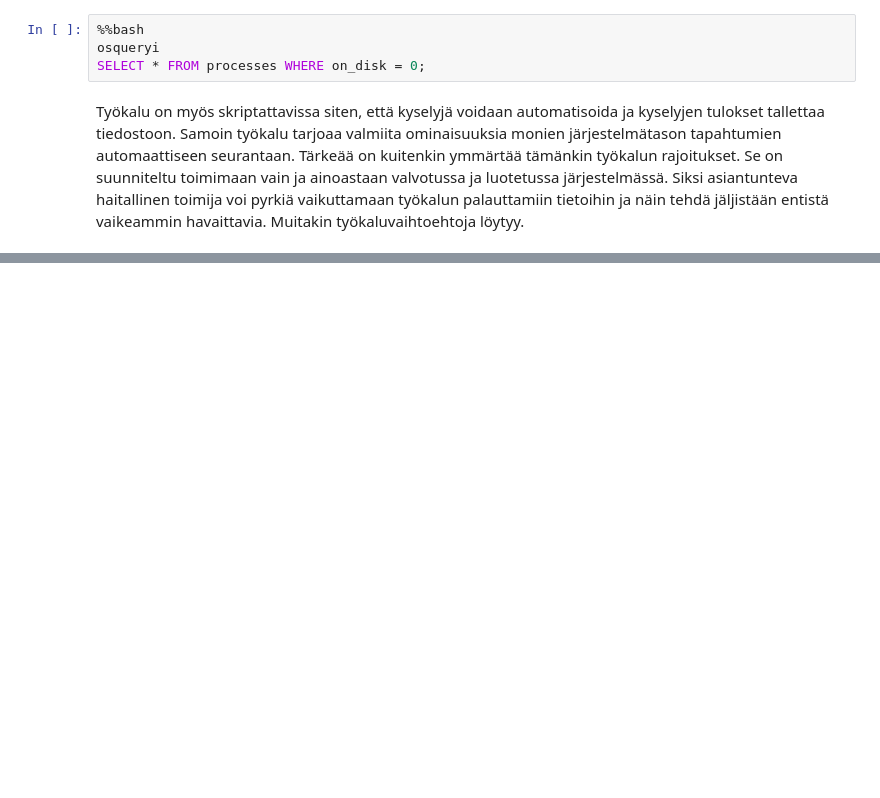
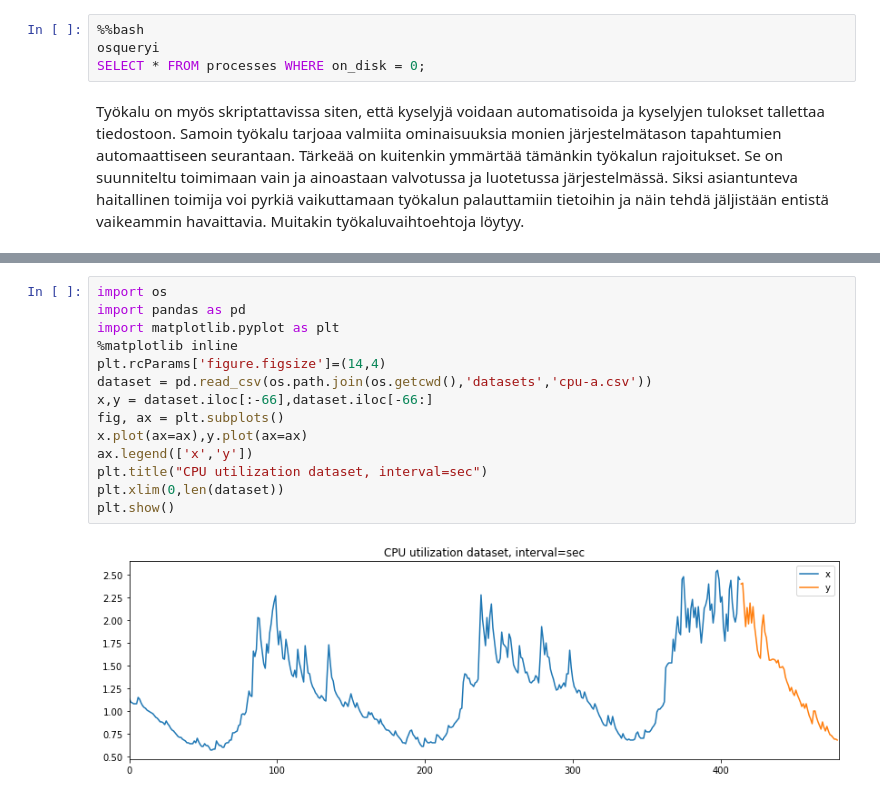
Before and after one commit to karmus89/machine-learning-and-security, a Jupyter notebook: notebooks/03. Anomaly Detection.ipynb, the cells around one changed output, grey strips where cells are left out. Cells and saved outputs as stored; diff of their text form; blank space fills up the shorter version.

```diff
--- a/notebooks/03. Anomaly Detection.ipynb
+++ b/notebooks/03. Anomaly Detection.ipynb
@@ -115,0 +172,16 @@ Pakettien syvätarkkailu (*deep packet inspection, DPI*) ottaa pakettien ylä- j
+# %%
+import os
+import pandas as pd
+import matplotlib.pyplot as plt
+%matplotlib inline
+plt.rcParams['figure.figsize']=(14,4)
+dataset = pd.read_csv(os.path.join(os.getcwd(),'datasets','cpu-a.csv'))
+x,y = dataset.iloc[:-66],dataset.iloc[-66:]
+fig, ax = plt.subplots()
+x.plot(ax=ax),y.plot(ax=ax)
+ax.legend(['x','y'])
+plt.title("CPU utilization dataset, interval=sec")
+plt.xlim(0,len(dataset))
+plt.show()
+# %% [output]
+[figure, added]
```
Also changed, not shown: parts of 30 cells of this notebook, 1 other file.
